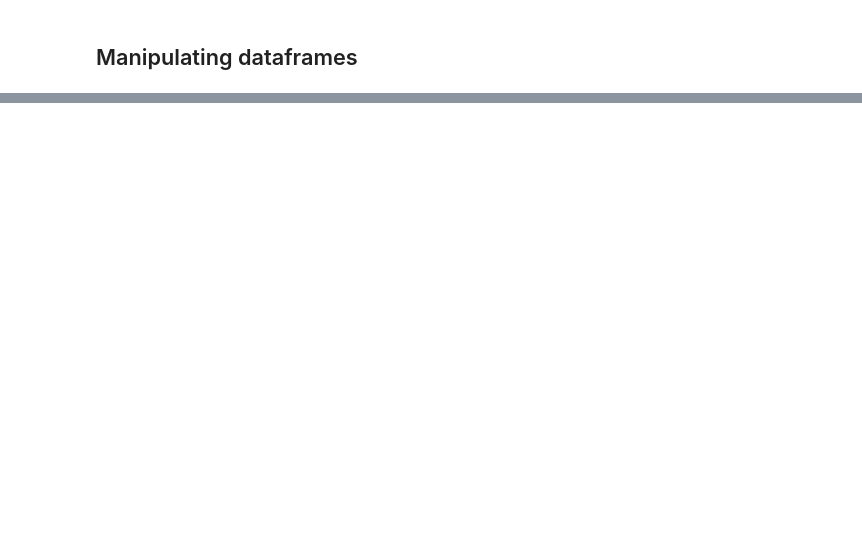
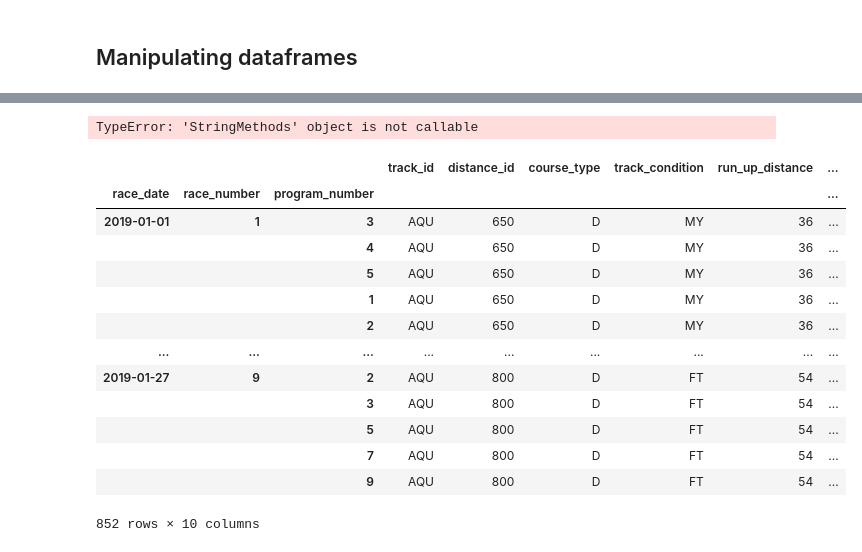
Before and after one commit to santiagoras/big-data-derby-kaggle, a Jupyter notebook: notebooks/nad/eda.ipynb, the cells around one changed output, grey strips where cells are left out. Drawn from its saved outputs; the diff is of its cells as text; code cells hidden in the pictures; blank space fills up the shorter version.

```diff
--- a/notebooks/nad/eda.ipynb
+++ b/notebooks/nad/eda.ipynb
@@ -32,9 +49,13 @@ import seaborn as sns
 def load_data():
     complete_data_headers = ['track_id','race_date','race_number','program_number','trakus_index','latitude','longitude','distance_id',
     'course_type','track_condition','run_up_distance','race_type','purse','post_time','weight_carried','jockey','odds','position_at_finish']
-    complete_data= pd.read_csv(DATA_DIR / 'nyra_2019_complete.csv', names=complete_data_headers)
+    dtypes = {'race_date': 'string',
+            'program_number': 'string',
+            }
+    complete_data= pd.read_csv(DATA_DIR / 'nyra_2019_complete.csv', names=complete_data_headers, dtype=dtypes)
 
     loaded = complete_data.drop(['trakus_index','latitude','longitude','purse','post_time'], axis = 1)
+    loaded['program_number'] = loaded['program_number'].str.ljust(3)
     loaded = loaded.groupby(['race_date','race_number','program_number']).max()
 
     return loaded
@@ -87,6 +109,6 @@ def add_coordinates(ref_df):
 # %%
 # New dataframe filled only with info related to race and results.
 
-results_df = load_data()
+df_results = load_data()
 
-results_df.head(5)
+df_results.head(5)
@@ -103,2 +168,21 @@ results_df.head(5)
+# %%
+df_results.index.levels[2].str("".ljust(3))
+# %% [output]
+TypeError: 'StringMethods' object is not callable
 # %%
-results_df.loc['2019-01-01':'2019-01-31']
+df_results.loc['2019-01-01':'2019-01-31']
+# %% [output]
+|  |  |  | track_id | distance_id | course_type | track_condition | run_up_distance | ... |
+| race_date | race_number | program_number |  |  |  |  |  | ... |
+| 2019-01-01 | 1 | 3 | AQU | 650 | D | MY | 36 | ... |
+|  |  | 4 | AQU | 650 | D | MY | 36 | ... |
+|  |  | 5 | AQU | 650 | D | MY | 36 | ... |
+|  |  | 1 | AQU | 650 | D | MY | 36 | ... |
+|  |  | 2 | AQU | 650 | D | MY | 36 | ... |
+| ... | ... | ... | ... | ... | ... | ... | ... | ... |
+| 2019-01-27 | 9 | 2 | AQU | 800 | D | FT | 54 | ... |
+|  |  | 3 | AQU | 800 | D | FT | 54 | ... |
+|  |  | 5 | AQU | 800 | D | FT | 54 | ... |
+|  |  | 7 | AQU | 800 | D | FT | 54 | ... |
+|  |  | 9 | AQU | 800 | D | FT | 54 | ... |
+852 rows × 10 columns
```
Also changed, not shown: parts of 21 cells of this notebook.
